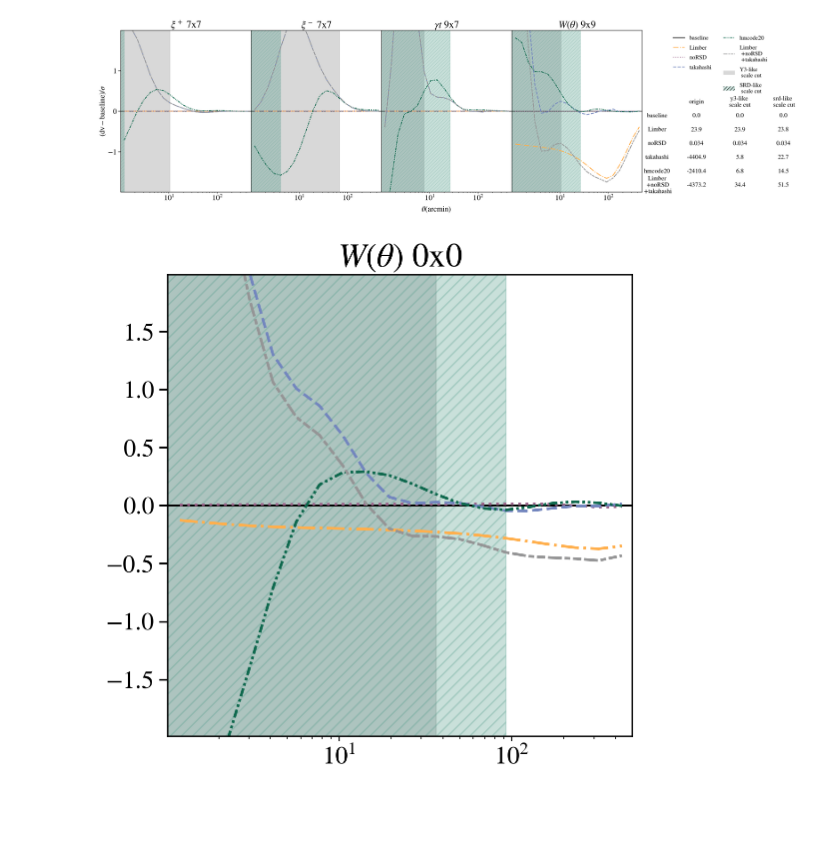
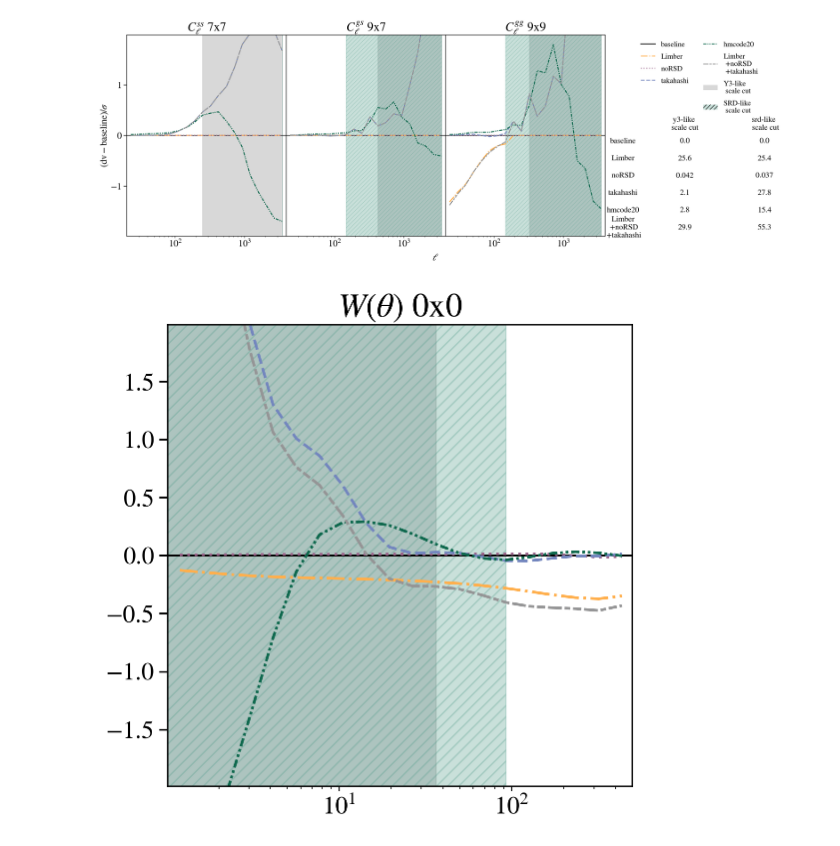
Before and after one commit to junzhou502/Approx-Impact-Roman-LSST, a Jupyter notebook: dv_comparison_fourier/plot.ipynb, the cells around one changed output. Drawn from its saved outputs; the diff is of its cells as text; code cells hidden in the pictures; blank space fills up the shorter version.

```diff
--- a/dv_comparison_real_lcdm/plot.ipynb
+++ b/dv_comparison_fourier/plot.ipynb
@@ -56,7 +56,7 @@ dv_filepaths = [
     './data/roman_hmcode20_evaluate/roman.modelvector',
     './data/roman_limber_noRSD_takahashi_evaluate/roman.modelvector',
 ]
-cov_filepath = './data/cov_roman'
+cov_filepath = './data/cov_roman_fourier'
 Y3mask_filepath = './data/roman_Y3.mask'
 SRDmask_filepath = './data/roman_SRD.mask'
 
@@ -89,42 +89,35 @@ for i in range(len(dv_filepaths)):
 # %%
 nlens = 10
 nsrcs = 8
-ntheta = 20
+ncl = 20
 
-#thetas used in COCOA
-tmin = 1.
-tmax = 500.
-vmin = tmin
-vmax = tmax
-N = ntheta
-logdt = (np.log(vmax) - np.log(vmin))/N
-fac = (2./3.)
-thetas = []
-for i in range(int(N)):
-    thetamin = np.exp(np.log(vmin) + (i + 0.)*logdt)
-    thetamax = np.exp(np.log(vmin) + (i + 1.)*logdt)
-    thetas.append(fac * (thetamax**3 - thetamin**3) / (thetamax**2 - thetamin**2))
-thetas = np.array(thetas)
+#ell used in COCOA
+lmin = 20
+lmax = 4000
+logdl = (np.log(lmax) - np.log(lmin))/ncl
+ell = np.zeros(int(ncl))
+for i in range(int(ncl)):
+    ell[i] = np.exp(np.log(lmin) + (i + 0.5)*logdl)
 
-probe_start = {'xip':0, 'xim':int(nsrcs*(nsrcs+1)/2), 'gammat':int(nsrcs*(nsrcs+1)), 'wtheta':int(nsrcs*(nsrcs+1)+nlens*nsrcs),}
+probe_start = {'C_ss':0, 'C_gs':int(nsrcs*(nsrcs+1)/2), 'C_gg':int(nsrcs*(nsrcs+1)/2+nlens*nsrcs),}
 def Ncombo(probe, ni, nj):
     start = probe_start[probe]
     sub_cnt = 0
-    if probe in ['xip', 'xim']:
+    if probe == 'C_ss':
         for i in range(nsrcs):
             for j in range(i,nsrcs):
                 if(i,j)==(ni,nj):
                     break
                 sub_cnt+=1
 
-    if probe == 'gammat':
+    if probe == 'C_gs':
         for i in range(nlens):
             for j in range(nsrcs):
                 if(i,j)==(ni,nj):
                     break
                 sub_cnt+=1
 
-    if probe == 'wtheta':
+    if probe == 'C_gg':
         for i in range(nlens):
             if (i,i) == (ni,nj):
                 break
@@ -145,7 +138,7 @@ patch_handles = [
     Patch(facecolor='gray', alpha=0.3, label='Y3-like\n scale cut'),
     Patch(facecolor='#4C9987', alpha=0.3, hatch='///', label='SRD-like\n scale cut')
 ]
-latexs = {'xip':r'$\xi^+$', 'xim':r'$\xi^-$', 'gammat':r'$\gamma t$', 'wtheta':r'$W(\theta)$',}
+latexs = {'C_ss':r'$C_\ell^{ss}$', 'C_gs':r'$C_\ell^{gs}$', 'C_gg':r'$C_\ell^{gg}$',}
 def plot_single(
     ax,
     dvs,
@@ -153,14 +146,14 @@ def plot_single(
     ni,
     nj,
 ):
-    assert probe in ['xip','xim','gammat','wtheta']
+    assert probe in ['C_ss', 'C_gs', 'C_gg']
     assert ni>=0 and nj>=0
     assert ni<10 and nj<10
     assert type(ni) == int and type(nj) == int
 
     #fetch the segment of dv and cov
     ncombo = Ncombo(probe,ni,nj)
-    l,r = ncombo*ntheta, (ncombo+1)*ntheta
+    l,r = ncombo*ncl, (ncombo+1)*ncl
     dv_seg = dvs[:, l:r]
     cov_seg = cov[l:r,:][:,l:r]
     sigmas_seg = np.sqrt(np.array([cov_seg[i,i] for i in range(len(cov_seg))]))
@@ -170,17 +163,17 @@ def plot_single(
     baseline = dv_seg[0]
     #plot reference line and shadow of mask
     ax.axhline(y=0.0, color='k',ls='-',linewidth=1.2)
-    ax.axvspan(0, 0 if thetas[~y3mask_seg].size == 0 else thetas[~y3mask_seg][-1], color='gray', alpha=0.3, )
-    ax.axvspan(0, 0 if thetas[~srdmask_seg].size == 0 else thetas[~srdmask_seg][-1], color='#4C9987', alpha=0.3, hatch='///')
+    ax.axvspan(ell[-1] if ell[~y3mask_seg].size == 0 else ell[~y3mask_seg][0], ell[-1], color='gray', alpha=0.3, )
+    ax.axvspan(ell[-1] if ell[~srdmask_seg].size == 0 else ell[~srdmask_seg][0], ell[-1], color='#4C9987', alpha=0.3, hatch='///')
     invcov_seg = np.linalg.pinv(cov_seg)
     chi2s = []
     for i in range(1, len(dv_seg)):
         y = (dv_seg[i] - baseline)/sigmas_seg
-        ax.plot(thetas, y, linestyle=ls_list[i],color = c_list[i],lw=2)
+        ax.plot(ell, y, linestyle=ls_list[i],color = c_list[i],lw=2)
 
         chi2s.append((dv_seg[i] - baseline)@invcov_seg@(dv_seg[i] - baseline))
 
-    ax.set_xlim(1+0.01, 500-0.01)
+    ax.set_xlim(20+0.01, 4000-0.01)
     ax.set_xscale('log')
     ax.set_ylim(-2+0.01,2-0.01)
     ax.set_title(latexs[probe]+f' {ni}x{nj}')
@@ -188,49 +181,48 @@ def plot_single(
     return chi2s
 
 
-fig,axs = plt.subplots(1,5, figsize=(28,7), gridspec_kw={'width_ratios':[2,2,2,2,2]})
-fig.supxlabel(r'$\theta(\mathrm{arcmin})$', fontsize=18)
+fig,axs = plt.subplots(1,4, figsize=(22,7), gridspec_kw={'width_ratios':[2,2,2,2]})
+fig.supxlabel(r'$\ell$', fontsize=18)
 plt.subplots_adjust(wspace=0.00)
 for i in range(1,4):
     axs[i].tick_params(axis='y', which='both', left=False,labelleft=False)
-plot_single(axs[0], dvs, probe='xip',ni=7,nj=7)
-plot_single(axs[1], dvs, probe='xim',ni=7,nj=7)
-plot_single(axs[2], dvs, probe='gammat',ni=9,nj=7)
-plot_single(axs[3], dvs, probe='wtheta',ni=9,nj=9)
+plot_single(axs[0], dvs, probe='C_ss',ni=7,nj=7)
+plot_single(axs[1], dvs, probe='C_gs',ni=9,nj=7)
+plot_single(axs[2], dvs, probe='C_gg',ni=9,nj=9)
 
 axs[0].set_ylabel(r'$(\mathrm{dv} - \mathrm{baseline})/\sigma$')
 from matplotlib.ticker import MultipleLocator, AutoMinorLocator
 axs[0].yaxis.set_major_locator(MultipleLocator(1))
 
 axs[-1].axis('off')
 axs[-1].tick_params(axis='y', which='both', left=False,labelleft=False)
 axs[-1].tick_params(axis='x', which='both', bottom=False,labelbottom=False)
 axs[-1].legend(handles=handles+patch_handles, frameon=False,loc='upper right',ncol=2)
 
 row_labels = labels
-col_labels = ['origin', 'y3-like \nscale cut', 'srd-like \n scale cut']
+col_labels = [ 'y3-like \nscale cut', 'srd-like \n scale cut']
 cell_text = []
 for i in range(len(labels)):
     if i==2:
-        cell_text.append([ f'{chi2s_origin[i]:.3f}', f'{chi2s_y3mask[i]:.3f}', f'{chi2s_srdmask[i]:.3f}'])
+        cell_text.append([ f'{chi2s_y3mask[i]:.3f}', f'{chi2s_srdmask[i]:.3f}'])
     else:
-        cell_text.append([ f'{chi2s_origin[i]:.1f}', f'{chi2s_y3mask[i]:.1f}', f'{chi2s_srdmask[i]:.1f}'])
+        cell_text.append([ f'{chi2s_y3mask[i]:.1f}', f'{chi2s_srdmask[i]:.1f}'])
 tbl = axs[-1].table(
     cellText=cell_text,
     rowLabels=row_labels,
     colLabels=col_labels,
     cellLoc='center',
     rowLoc='center',
     bbox=[0.25, 0.0, 1.0, 0.60],
     edges='open',
 )
 tbl.auto_set_font_size(False)
 tbl.set_fontsize(15)
 tbl.scale(1.0,0.5)
 
 plt.savefig('3x2pt_dv_comparison.jpg', dpi=300)
 # %% [output]
-[figure, old version]
+[figure, new version]
 # %%
 Max = 0
 Maxi, Maxj = 0, 0
```
Also changed, not shown: 8 other files.
